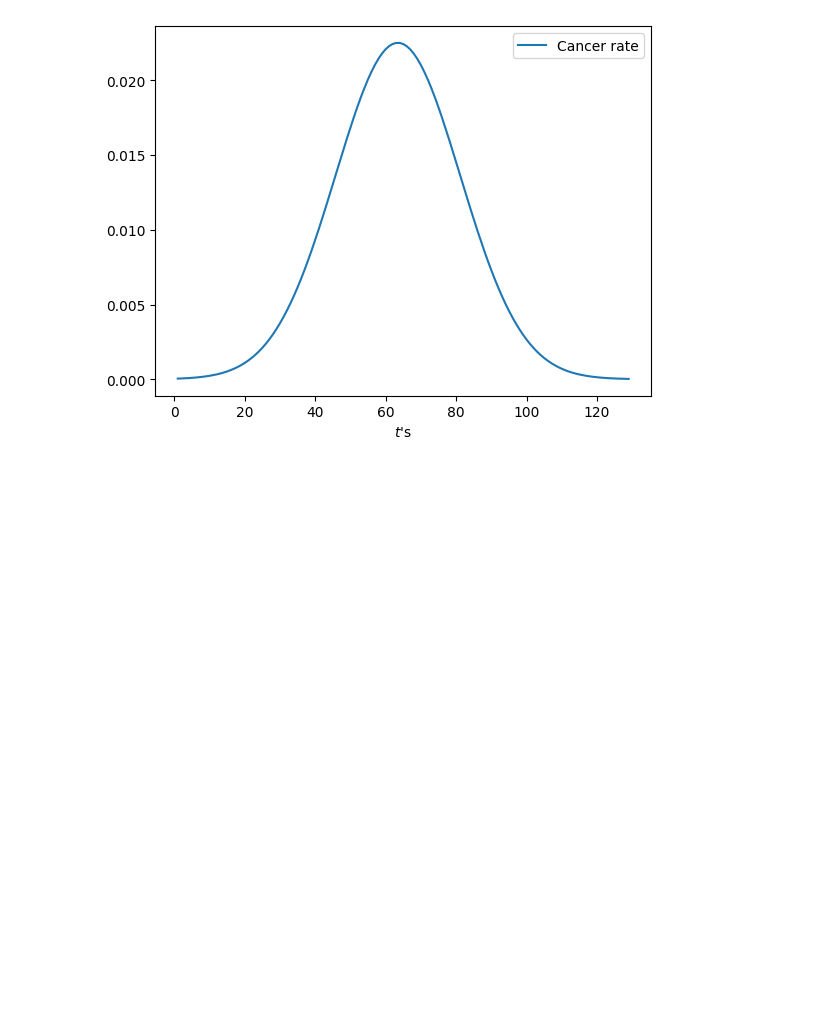
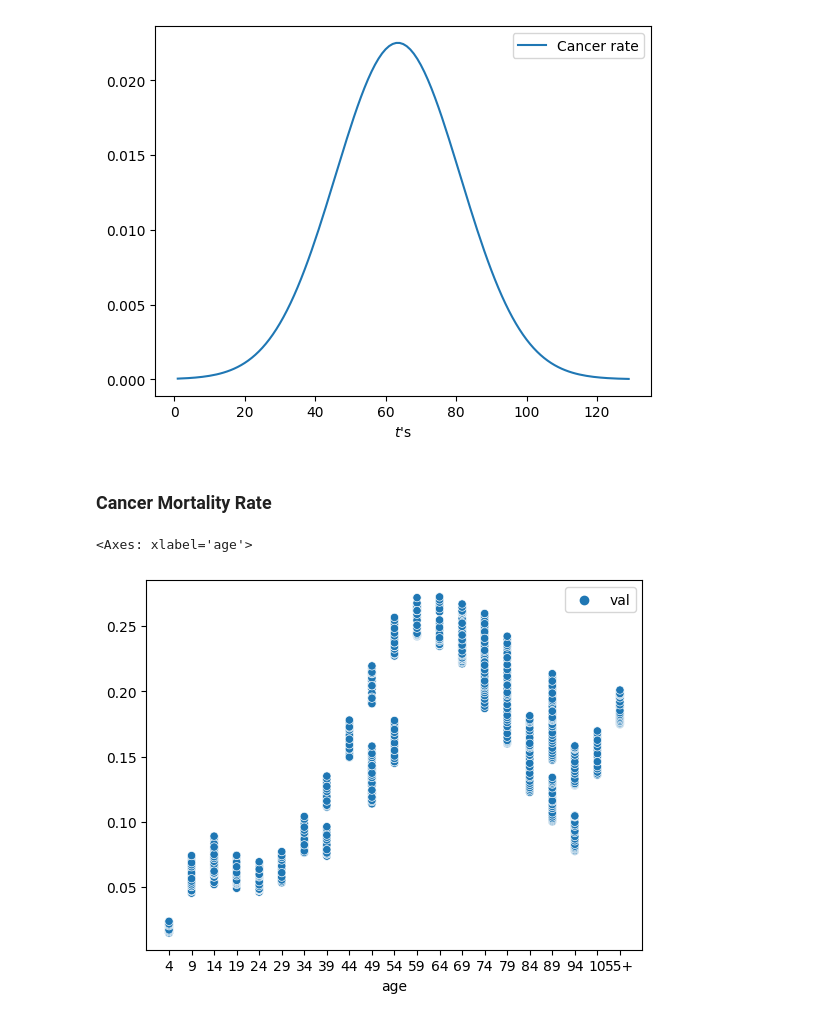
Before and after one commit to nngerncham/non-homog-insurance, a Jupyter notebook: computation/Non-homog MC.ipynb, the cells around one changed output. Cells and saved outputs as stored; diff of their text form; code cells hidden in the pictures; blank space fills up the shorter version.

Commit message:
trying to fit cancer mortality rate

```diff
--- a/computation/Non-homog MC.ipynb
+++ b/computation/Non-homog MC.ipynb
@@ -242,3 +242,14 @@ sns.lineplot(cancer_df)
 # %% [output]
 <Axes: xlabel="$t$'s">
 [figure]
+# %% [markdown]
+### Cancer Mortality Rate
+# %%
+cancer_death_df = pd.read_csv("data/IHME-GBD_2019_DATA-d5aa04a7-1.csv").drop(["year", "upper", "lower", "measure", "location", "sex", "cause", "metric"], axis=1)
+cancer_death_df["age"] = cancer_death_df["age"].map(lambda s: s.split(" ")[0].split("-")[-1])
+cancer_death_df = cancer_death_df.set_index("age")
+# %%
+sns.scatterplot(cancer_death_df)
+# %% [output]
+<Axes: xlabel='age'>
+[figure, added]
```
Also changed, not shown: 2 other files.
